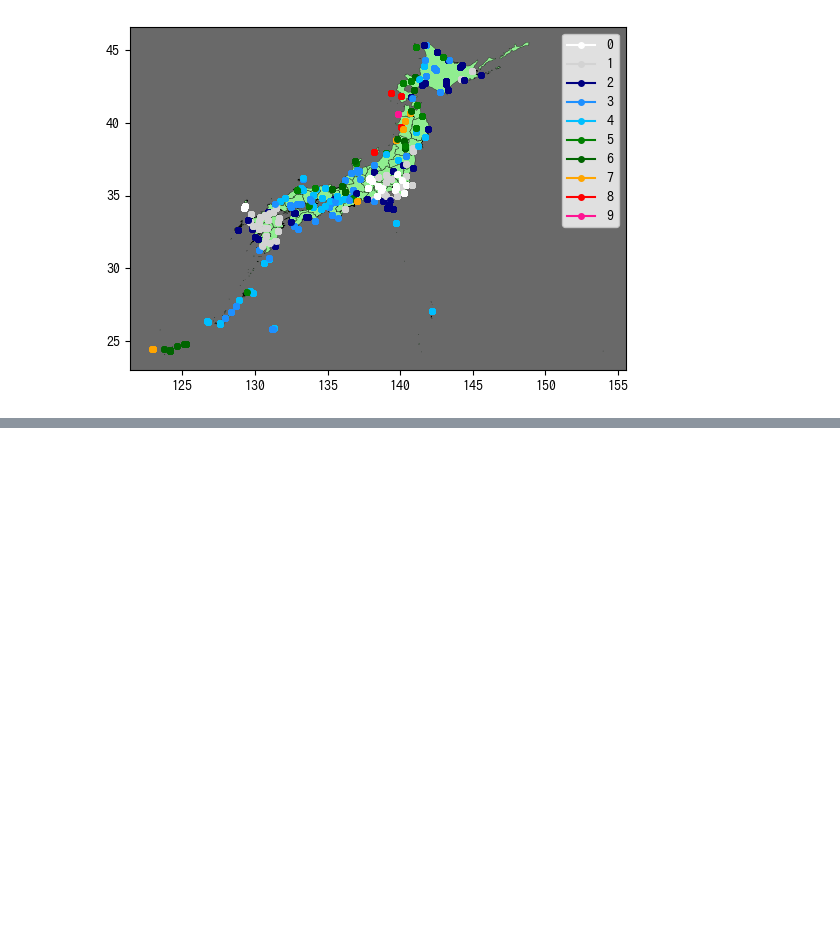
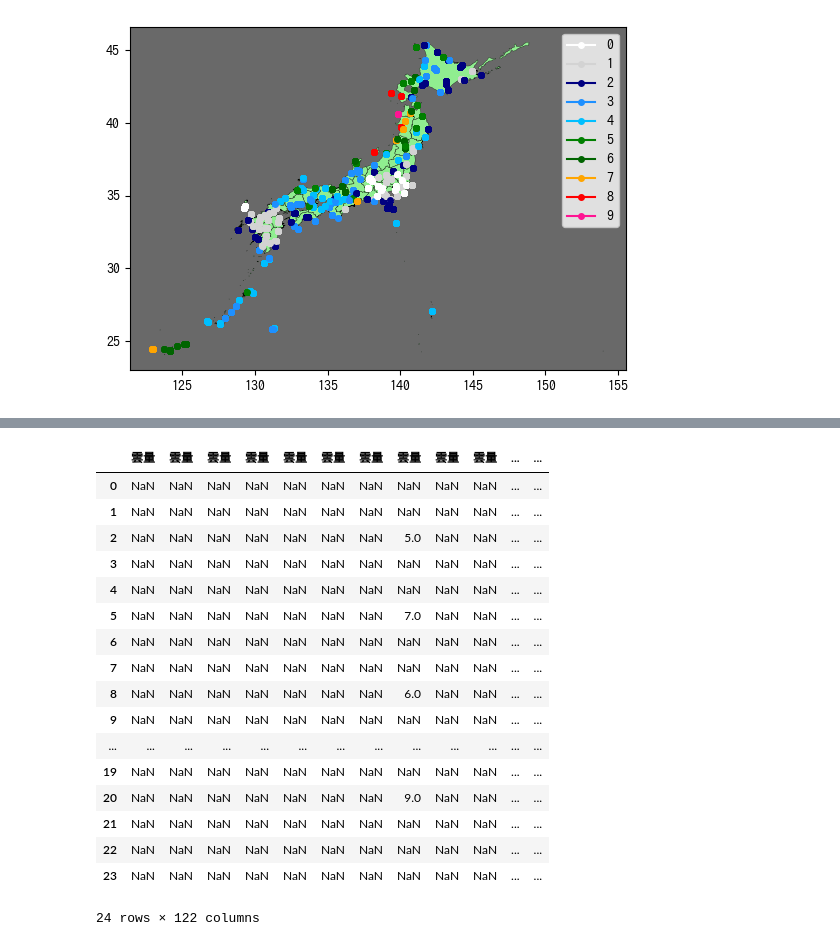
Before and after one commit to Ryo-Suzukii/ForecastCloudinJapan, a Jupyter notebook: visualize_notebooks/visualize_predict.ipynb, the cells around one changed output, grey strips where cells are left out. Saved outputs shown, nothing was run; the diff lists cells and outputs as text; code cells hidden in the pictures; blank space fills up the shorter version.

```diff
--- a/visualize_notebooks/visualize_predict.ipynb
+++ b/visualize_notebooks/visualize_predict.ipynb
@@ -113,0 +249,4 @@ plt.show()
+# %%
+import glob
+
+files = glob.glob(str(ROOT_PATH/"csv/obs_value/2022/12/01/*.csv"))
@@ -113,0 +255,29 @@ plt.show()
+# %%
+asa = pd.DataFrame()
+for file in files:
+    tmp = pd.read_csv(file)
+    try:
+        asa = pd.concat([asa,tmp.loc[:,"雲量"]],axis=1)
+    except:
+        continue
+# %%
+asa
+# %% [output]
+|  | 雲量 | 雲量 | 雲量 | 雲量 | 雲量 | 雲量 | 雲量 | 雲量 | 雲量 | 雲量 | ... | ... |
+| 0 | NaN | NaN | NaN | NaN | NaN | NaN | NaN | NaN | NaN | NaN | ... | ... |
+| 1 | NaN | NaN | NaN | NaN | NaN | NaN | NaN | NaN | NaN | NaN | ... | ... |
+| 2 | NaN | NaN | NaN | NaN | NaN | NaN | NaN | 5.0 | NaN | NaN | ... | ... |
+| 3 | NaN | NaN | NaN | NaN | NaN | NaN | NaN | NaN | NaN | NaN | ... | ... |
+| 4 | NaN | NaN | NaN | NaN | NaN | NaN | NaN | NaN | NaN | NaN | ... | ... |
+| 5 | NaN | NaN | NaN | NaN | NaN | NaN | NaN | 7.0 | NaN | NaN | ... | ... |
+| 6 | NaN | NaN | NaN | NaN | NaN | NaN | NaN | NaN | NaN | NaN | ... | ... |
+| 7 | NaN | NaN | NaN | NaN | NaN | NaN | NaN | NaN | NaN | NaN | ... | ... |
+| 8 | NaN | NaN | NaN | NaN | NaN | NaN | NaN | 6.0 | NaN | NaN | ... | ... |
+| 9 | NaN | NaN | NaN | NaN | NaN | NaN | NaN | NaN | NaN | NaN | ... | ... |
+| ... | ... | ... | ... | ... | ... | ... | ... | ... | ... | ... | ... | ... |
+| 19 | NaN | NaN | NaN | NaN | NaN | NaN | NaN | NaN | NaN | NaN | ... | ... |
+| 20 | NaN | NaN | NaN | NaN | NaN | NaN | NaN | 9.0 | NaN | NaN | ... | ... |
+| 21 | NaN | NaN | NaN | NaN | NaN | NaN | NaN | NaN | NaN | NaN | ... | ... |
+| 22 | NaN | NaN | NaN | NaN | NaN | NaN | NaN | NaN | NaN | NaN | ... | ... |
+| 23 | NaN | NaN | NaN | NaN | NaN | NaN | NaN | NaN | NaN | NaN | ... | ... |
+24 rows × 122 columns
```
Also changed, not shown: parts of 21 cells of this notebook.
